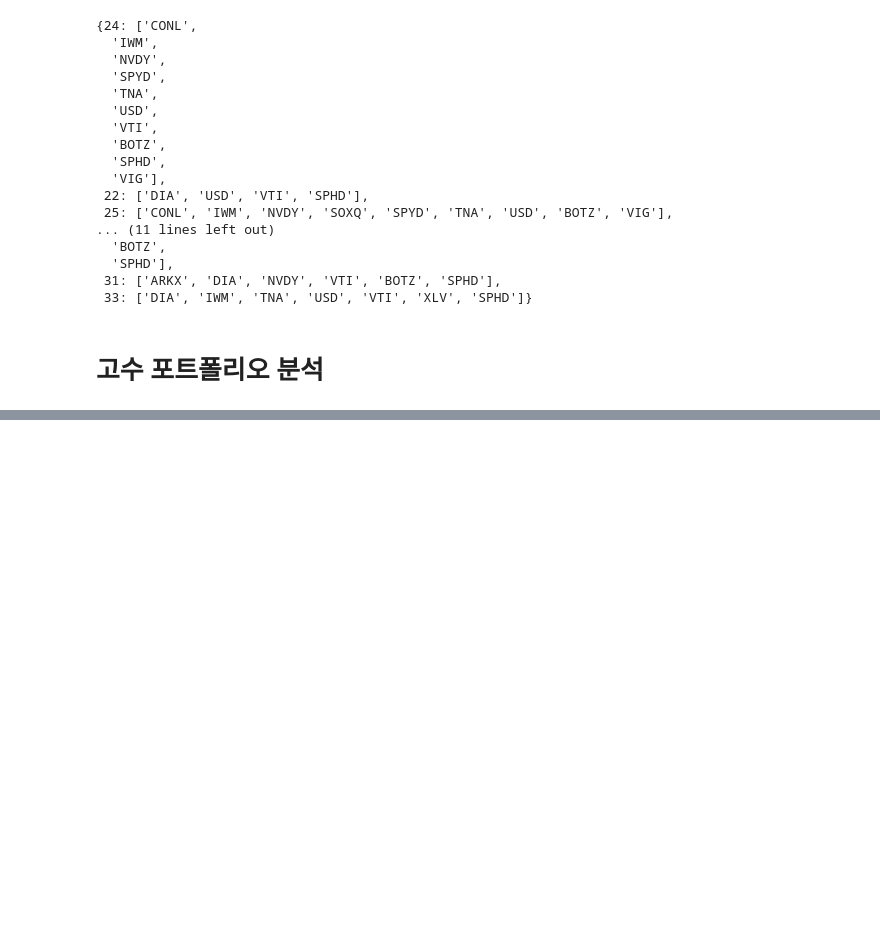
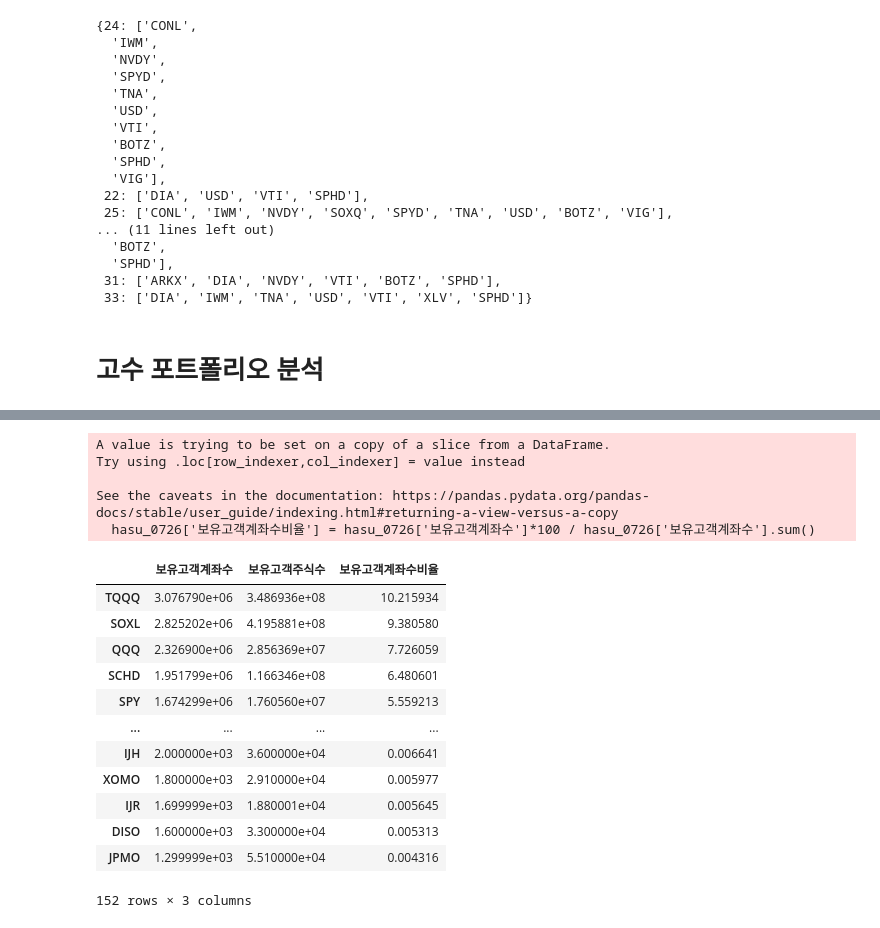
Before and after one commit to WonchanMoon/DSHY, a Jupyter notebook: EDA 실습/농협 공모전/데이터분석_업로드용.ipynb, the cells around one changed output, grey strips where cells are left out. Drawn from its saved outputs; the diff is of its cells as text; code cells hidden in the pictures; blank space fills up the shorter version.

```diff
--- a/EDA 실습/농협 공모전/데이터분석_업로드용.ipynb
+++ b/EDA 실습/농협 공모전/데이터분석_업로드용.ipynb
@@ -315,0 +355,25 @@ gosu_outlier
+# %%
+# 보유고객주식수 열을 지우고 보유고객 계좌수 비율 이라는 열을 추라하여 hasu_0726 저장
+hasu_0726['보유고객계좌수비율'] = hasu_0726['보유고객계좌수']*100 / hasu_0726['보유고객계좌수'].sum()
+# 보유고객계좌수비율 기준으로 내림차순 정렬
+hasu_0726 = hasu_0726.sort_values(by='보유고객계좌수비율', ascending=False)
+hasu_0726
+# %% [output]
+A value is trying to be set on a copy of a slice from a DataFrame.
+Try using .loc[row_indexer,col_indexer] = value instead
+
+See the caveats in the documentation: https://pandas.pydata.org/pandas-docs/stable/user_guide/indexing.html#returning-a-view-versus-a-copy
+  hasu_0726['보유고객계좌수비율'] = hasu_0726['보유고객계좌수']*100 / hasu_0726['보유고객계좌수'].sum()
+|  | 보유고객계좌수 | 보유고객주식수 | 보유고객계좌수비율 |
+| TQQQ | 3.076790e+06 | 3.486936e+08 | 10.215934 |
+| SOXL | 2.825202e+06 | 4.195881e+08 | 9.380580 |
+| QQQ | 2.326900e+06 | 2.856369e+07 | 7.726059 |
+| SCHD | 1.951799e+06 | 1.166346e+08 | 6.480601 |
+| SPY | 1.674299e+06 | 1.760560e+07 | 5.559213 |
+| ... | ... | ... | ... |
+| IJH | 2.000000e+03 | 3.600000e+04 | 0.006641 |
+| XOMO | 1.800000e+03 | 2.910000e+04 | 0.005977 |
+| IJR | 1.699999e+03 | 1.880001e+04 | 0.005645 |
+| DISO | 1.600000e+03 | 3.300000e+04 | 0.005313 |
+| JPMO | 1.299999e+03 | 5.510000e+04 | 0.004316 |
+152 rows × 3 columns
```
Also changed, not shown: parts of 8 cells of this notebook, 1 other file.
